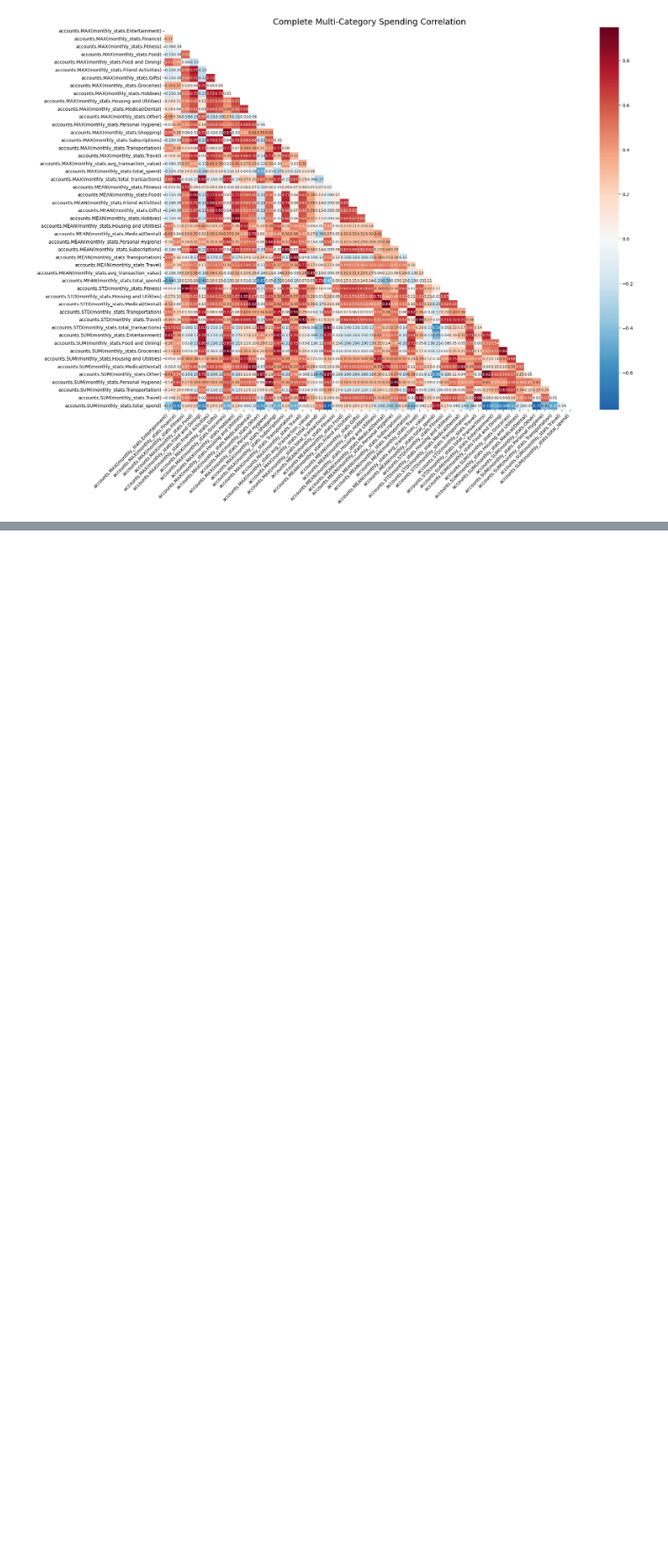
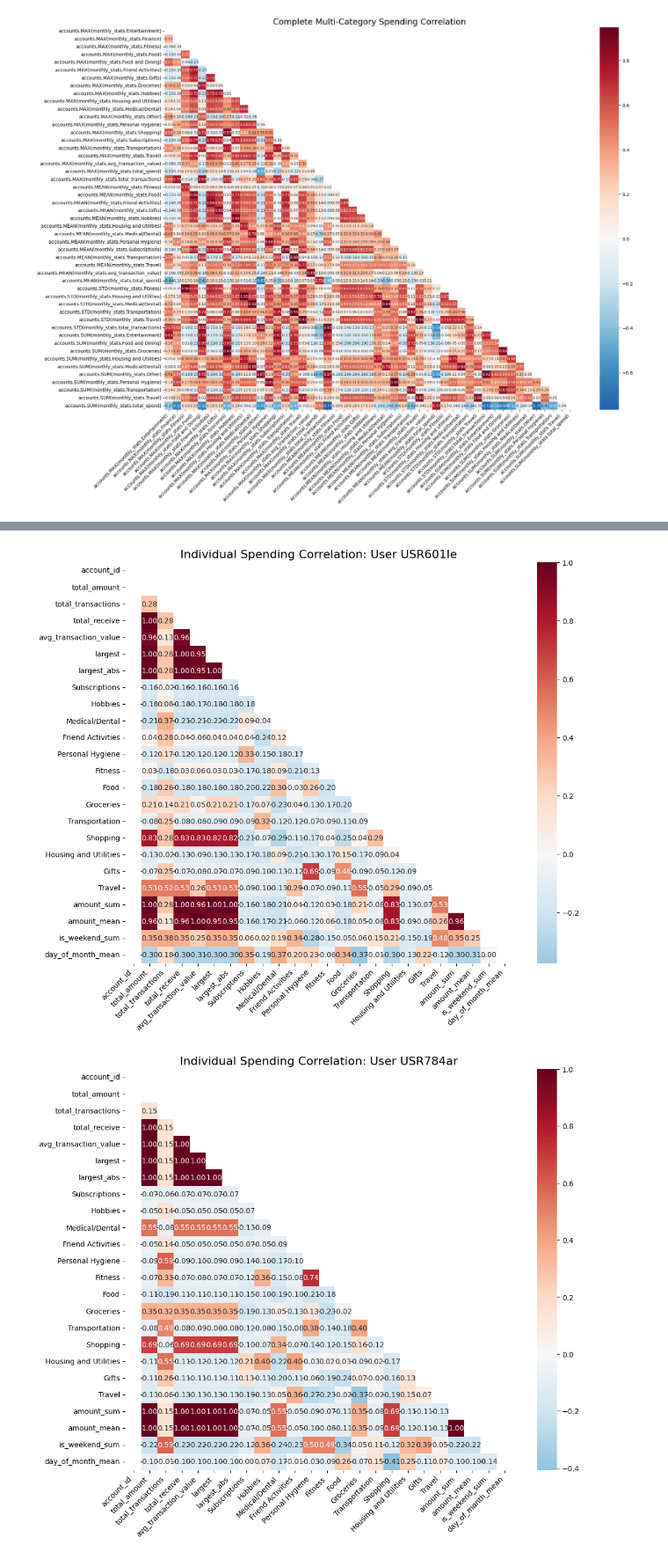
Before and after one commit to Yunnna005/FYP, a Jupyter notebook: Data/features/features.ipynb, the cells around one changed output, grey strips where cells are left out. Shown at 88% size. Cells and saved outputs as stored; diff of their text form; code cells hidden in the pictures; blank space fills up the shorter version.

Commit message:
SCRUM-38 Calculate Time-based amount additional diagrams per user

```diff
--- a/Data/features/features.ipynb
+++ b/Data/features/features.ipynb
@@ -210,0 +245,44 @@ plt.show()
+# %%
+sample_users = users_df.head(3)
+
+for _, user_row in sample_users.iterrows():
+    uid = user_row.name if 'user_id' not in users_df.columns else user_row['user_id']
+    acc_id = user_row['account_id']
+
+    user_history = monthly_stats_df[monthly_stats_df['account_id'] == acc_id].copy()
+    user_trans = transactions_df[transactions_df['account_id'] == acc_id].copy()
+
+    user_trans['is_weekend'] = user_trans['date'].dt.weekday >= 5
+    user_trans['day_of_month'] = user_trans['date'].dt.day
+
+    time_summary = user_trans.groupby(user_trans['date'].dt.to_period('M')).agg({
+        'amount': ['sum', 'mean'],
+        'is_weekend': 'sum',
+        'day_of_month': 'mean'
+    })
+    time_summary.columns = ['_'.join(col).strip() for col in time_summary.columns.values]
+
+    user_history['month_period'] = user_history['month_start_date'].dt.to_period('M')
+    user_history.set_index('month_period', inplace=True)
+
+    plot_df = pd.concat([user_history, time_summary], axis=1)
+
+    numeric_plot_df = plot_df.select_dtypes(include=[np.number])
+
+    numeric_plot_df = numeric_plot_df.loc[:, (numeric_plot_df != 0).any(axis=0)]
+
+    if not numeric_plot_df.empty:
+        plt.figure(figsize=(12, 10))
+        user_corr = numeric_plot_df.corr()
+
+        mask = np.triu(np.ones_like(user_corr, dtype=bool))
+
+        sns.heatmap(user_corr, mask=mask, annot=True, cmap='RdBu_r', center=0, fmt='.2f')
+        plt.title(f'Individual Spending Correlation: User {uid}', fontsize=16)
+        plt.xticks(rotation=45, ha='right')
+        plt.show()
+    else:
+        print(f"Not enough numeric data to plot for User {uid}")
+# %% [output]
+[figure, added]
+[figure, added]
```
Also changed, not shown: parts of 4 cells of this notebook.
